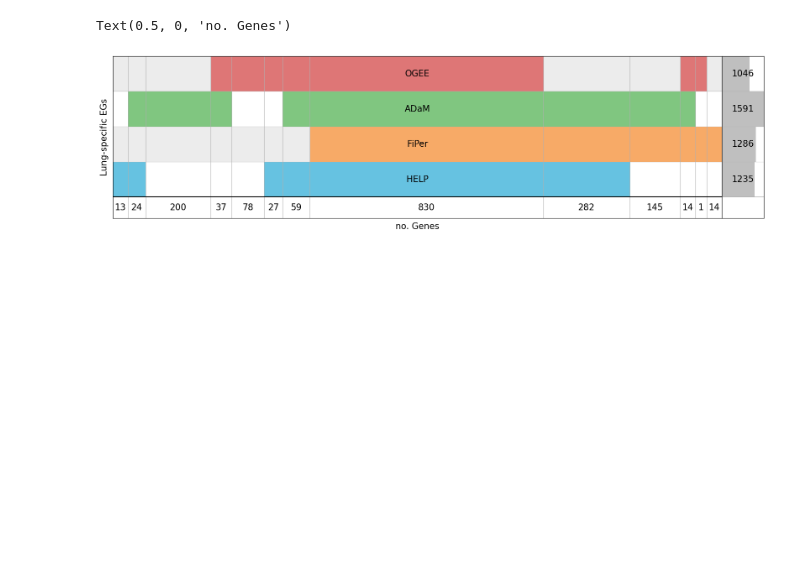
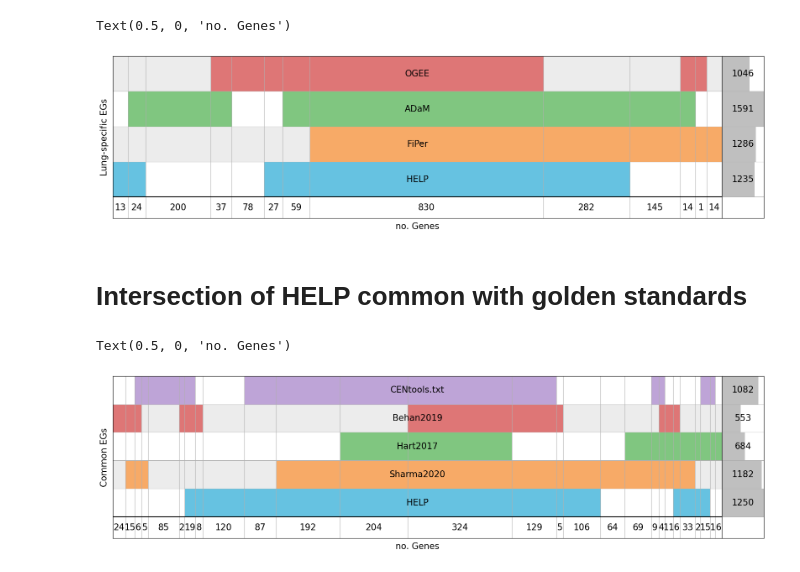
Before and after one commit to giordamaug/HELP, a Jupyter notebook: help/notebooks/plos_supervenn.ipynb, the cells around one changed output. Saved outputs shown, nothing was run; the diff lists cells and outputs as text; code cells hidden in the pictures; blank space fills up the shorter version.

```diff
--- a/help/notebooks/plos_supervenn.ipynb
+++ b/help/notebooks/plos_supervenn.ipynb
@@ -63,3 +63,37 @@ plt.xlabel('no. Genes', fontsize = 15)
 # %% [output]
 Text(0.5, 0, 'no. Genes')
 [figure]
+# %% [markdown]
+# Intersection of HELP common with golden standards
+# %%
+import pandas as pd
+import numpy as np
+import os
+import matplotlib.pyplot as plt
+from supervenn import supervenn
+datapath = "../data"
+# load labeling
+df_help = pd.read_csv(os.path.join(datapath, f"PanTissue_group_HELP.csv"), index_col=0)
+df_b0 = pd.read_csv(os.path.join(datapath, "Sharma2020.txt"), index_col=0)
+df_b1 = pd.read_csv(os.path.join(datapath, "Hart2017.txt"), index_col=0)
+df_b2 = pd.read_csv(os.path.join(datapath, "Behan2019.txt"), index_col=0)
+df_b3 = pd.read_csv(os.path.join(datapath, "CENtools.txt"), index_col=0)
+# load benchmarks
+
+color_cycle = plt.rcParams['axes.prop_cycle'].by_key()['color']
+color_cycle[0] = '#009ACD'
+sets = [
+        set(df_help[df_help['label']=='E'].index.values),
+        set(df_b0.index.values),set(df_b1.index.values),set(df_b2.index.values),set(df_b3.index.values),
+       ]
+labels = ['HELP', 'Sharma2020', 'Hart2017', 'Behan2019', 'CENtools.txt']
+plt.figure(figsize=(20, 5))
+color_cycle = plt.rcParams['axes.prop_cycle'].by_key()['color']
+color_cycle[0] = '#009ACD'
+supervenn(sets, labels, widths_minmax_ratio=0.05, side_plots='right', color_cycle=color_cycle, fontsize=15)
+plt.ylabel(f'Common EGs', fontsize = 15)
+plt.xlabel('no. Genes', fontsize = 15)
+#plt.savefig("labelling_svenn.jpg", dpi=600)
+# %% [output]
+Text(0.5, 0, 'no. Genes')
+[figure, added]
```
Also changed, not shown: 5 other files.
